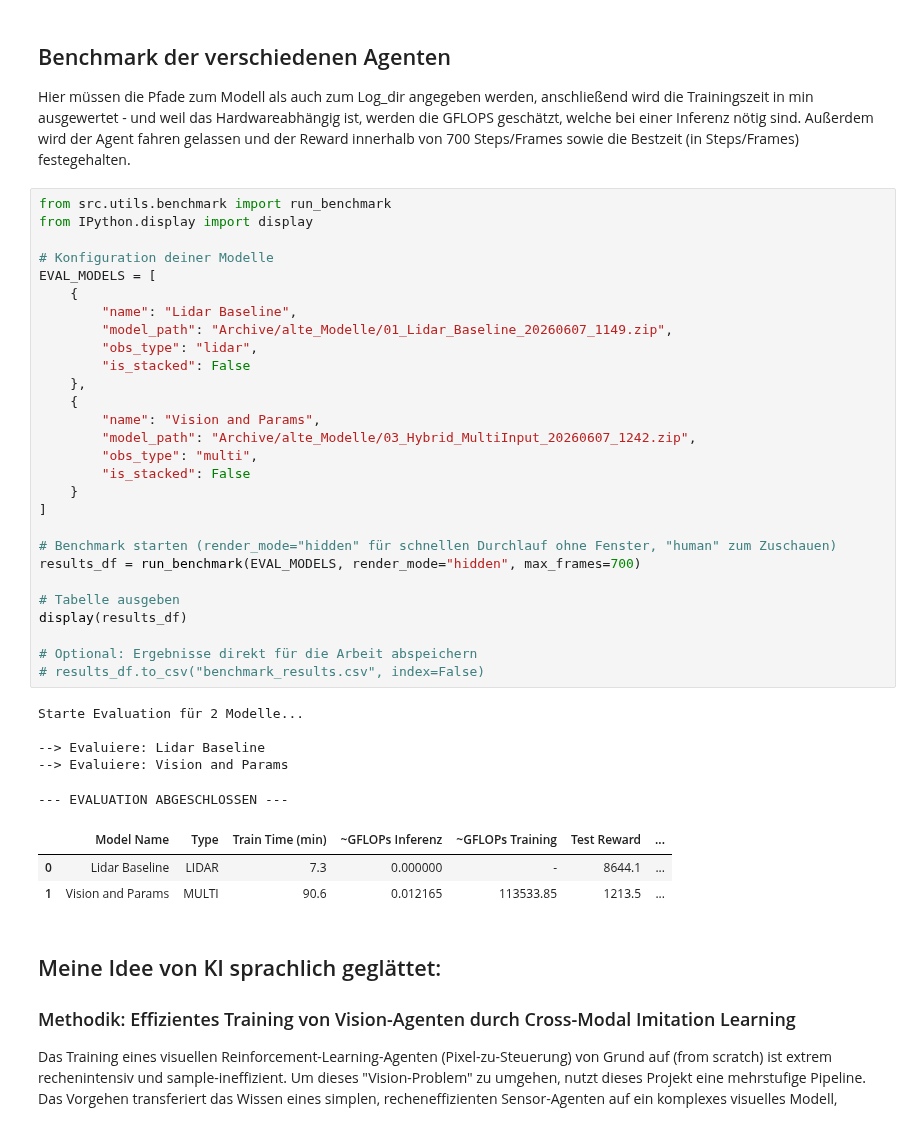
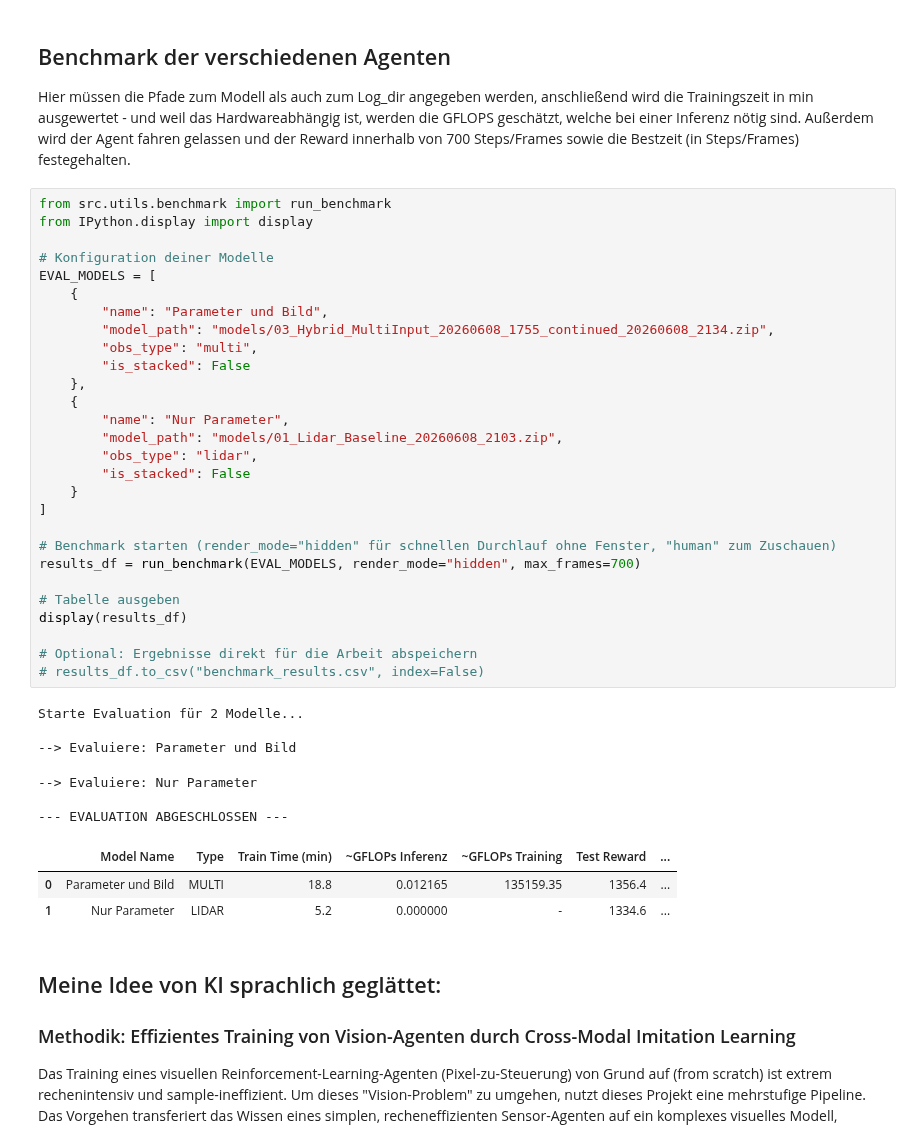
Before and after one commit to magnusneumann/carrera_rl, a Jupyter notebook: Notebook_prototyping.ipynb, the cells around one changed output. Cells and saved outputs as stored; diff of their text form.

```diff
--- a/Notebook_prototyping.ipynb
+++ b/Notebook_prototyping.ipynb
@@ -1288,40 +1378,41 @@ Außerdem wird der Agent fahren gelassen und der Reward innerhalb von 700 Steps/
 # %%
 from src.utils.benchmark import run_benchmark
 from IPython.display import display
 
 # Konfiguration deiner Modelle
 EVAL_MODELS = [
     {
-        "name": "Lidar Baseline",
-        "model_path": "Archive/alte_Modelle/01_Lidar_Baseline_20260607_1149.zip",
-        "obs_type": "lidar",
+        "name": "Parameter und Bild",
+        "model_path": "models/03_Hybrid_MultiInput_20260608_1755_continued_20260608_2134.zip",
+        "obs_type": "multi",
         "is_stacked": False
     },
     {
-        "name": "Vision and Params",
-        "model_path": "Archive/alte_Modelle/03_Hybrid_MultiInput_20260607_1242.zip",
-        "obs_type": "multi",
+        "name": "Nur Parameter",
+        "model_path": "models/01_Lidar_Baseline_20260608_2103.zip",
+        "obs_type": "lidar",
         "is_stacked": False
     }
 ]
 
 # Benchmark starten (render_mode="hidden" für schnellen Durchlauf ohne Fenster, "human" zum Zuschauen)
 results_df = run_benchmark(EVAL_MODELS, render_mode="hidden", max_frames=700)
 
 # Tabelle ausgeben
 display(results_df)
 
 # Optional: Ergebnisse direkt für die Arbeit abspeichern
 # results_df.to_csv("benchmark_results.csv", index=False)
 # %% [output]
 Starte Evaluation für 2 Modelle...
 
---> Evaluiere: Lidar Baseline
---> Evaluiere: Vision and Params
+--> Evaluiere: Parameter und Bild
+--> Evaluiere: Nur Parameter
+
 --- EVALUATION ABGESCHLOSSEN ---
 |  | Model Name | Type | Train Time (min) | ~GFLOPs Inferenz | ~GFLOPs Training | Test Reward | ... |
-| 0 | Lidar Baseline | LIDAR | 7.3 | 0.000000 | - | 8644.1 | ... |
-| 1 | Vision and Params | MULTI | 90.6 | 0.012165 | 113533.85 | 1213.5 | ... |
+| 0 | Parameter und Bild | MULTI | 18.8 | 0.012165 | 135159.35 | 1356.4 | ... |
+| 1 | Nur Parameter | LIDAR | 5.2 | 0.000000 | - | 1334.6 | ... |
 # %% [markdown]
 ## Meine Idee von KI sprachlich geglättet:
 
```
Also changed, not shown: parts of 4 cells of this notebook, 11 other files.
